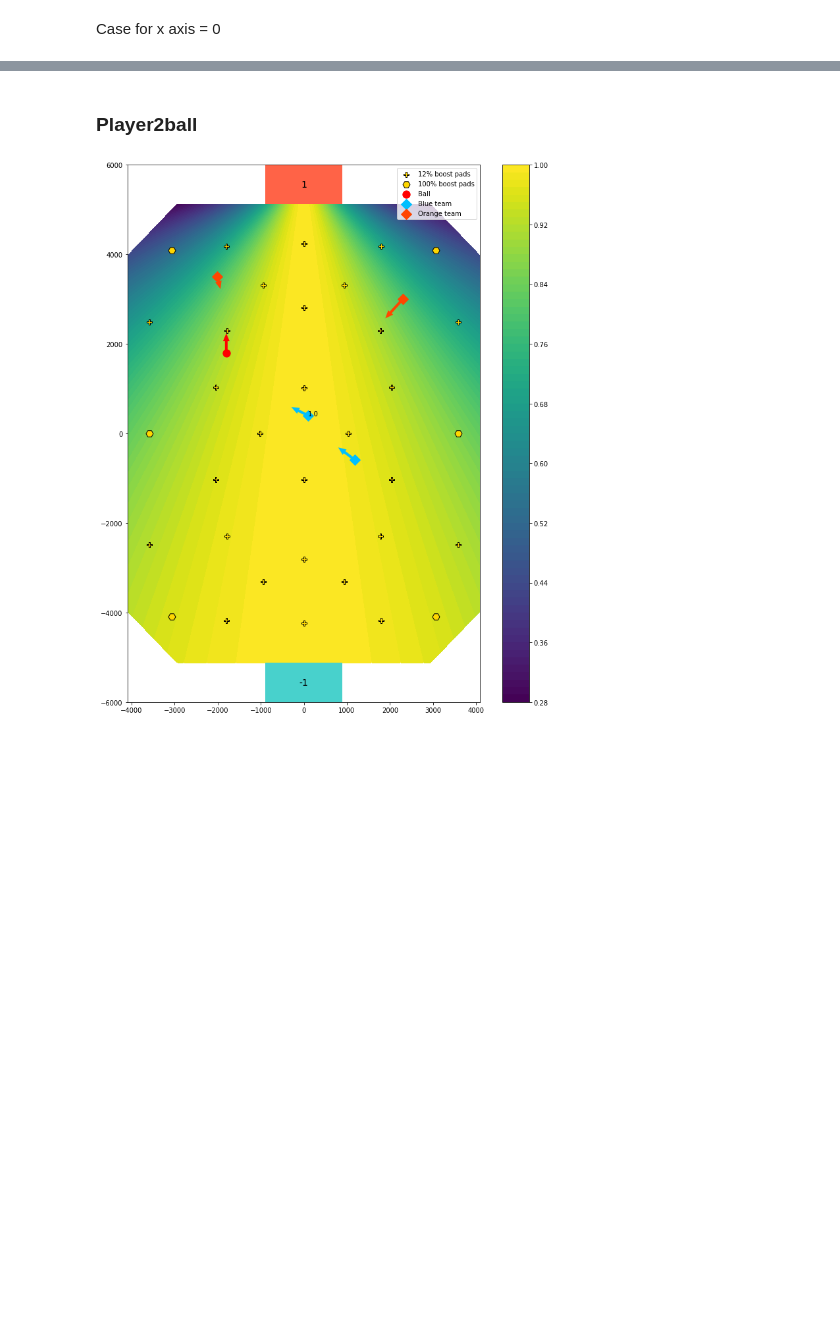
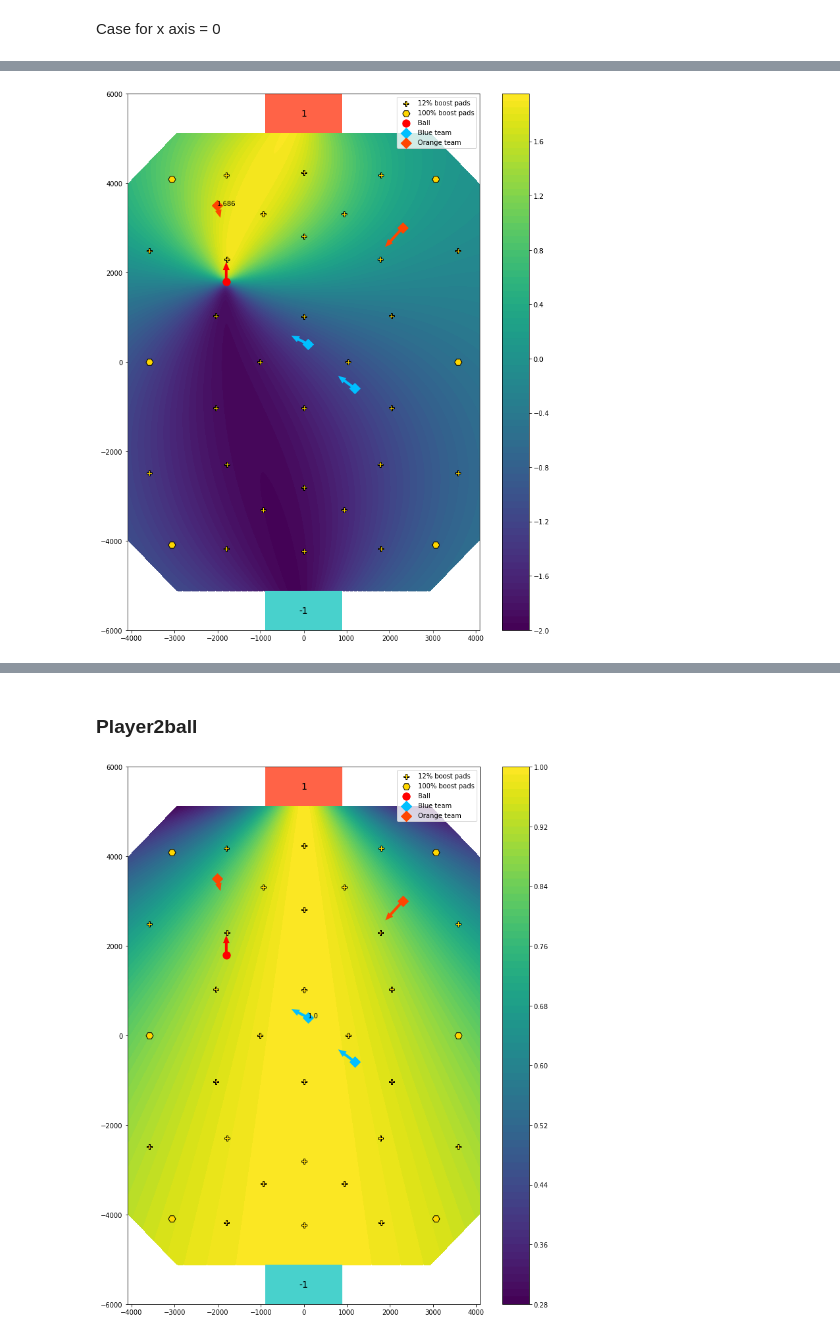
Before and after one commit to Enkhai/lucy-utils, a Jupyter notebook: examples/16_reward_shaping/analysis.ipynb, the cells around one changed output, grey strips where cells are left out. Drawn from its saved outputs; the diff is of its cells as text; code cells hidden in the pictures; blank space fills up the shorter version.

```diff
--- a/examples/16_reward_shaping/analysis.ipynb
+++ b/examples/16_reward_shaping/analysis.ipynb
@@ -543,0 +572,12 @@ common.align_ball(p_align_player_pos, p_align_ball_pos)
+# %%
+align_ball_orange_zs = common.align_ball(arena_positions, ball_position, orange=True)
+# %%
+plotting.arena_contour(align_ball_orange_zs,
+                       ball_position,
+                       ball_lin_velocity,
+                       player_positions,
+                       player_lin_vels,
+                       player_idx=2
+                       )
+# %% [output]
+[figure, added]
```
Also changed, not shown: parts of 30 cells of this notebook, 3 other files.
